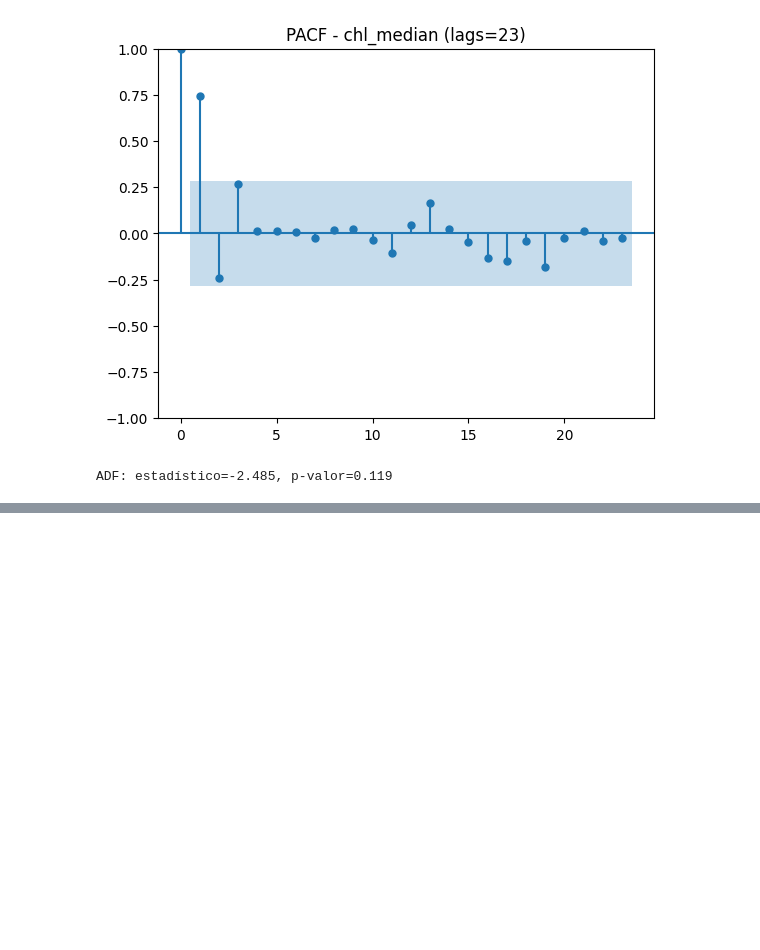
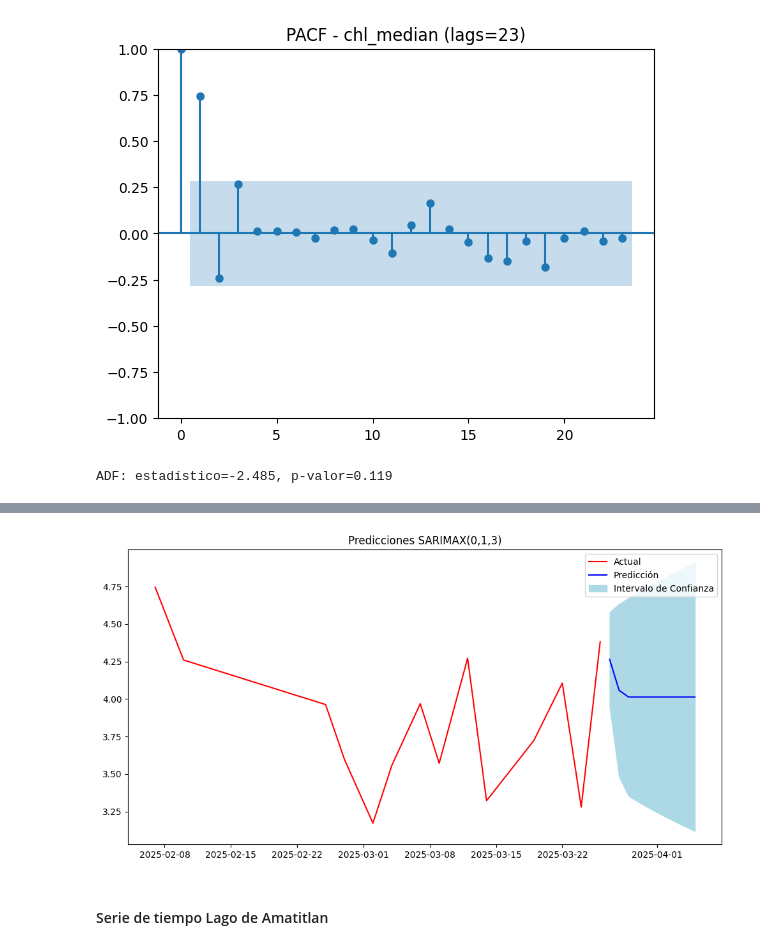
Before and after one commit to SebasJuarez/DS-Collection, a Jupyter notebook: Parte2.ipynb, the cells around one changed output, grey strips where cells are left out. Saved outputs shown, nothing was run; the diff lists cells and outputs as text; code cells hidden in the pictures; blank space fills up the shorter version.

```diff
--- a/Parte2.ipynb
+++ b/Parte2.ipynb
@@ -146,0 +255,17 @@ A continuación se muestra el código para ajustar y validar el modelo ARIMA.
+# %%
+# Predicciones
+pred = results.get_forecast(steps=10)
+pred_conf = pred.conf_int()
+
+# Graficar predicciones
+plt.figure(figsize=(12, 6))
+plt.plot(chl_median.dropna(), color='red')
+plt.plot(pred.predicted_mean, color='blue')
+plt.fill_between(pred_conf.index, pred_conf.iloc[:, 0], pred_conf.iloc[:, 1], color='lightblue')
+plt.title('Predicciones SARIMAX(0,1,3)')
+plt.legend(['Actual', 'Predicción', 'Intervalo de Confianza'])
+plt.show()
+# %% [output]
+[figure, added]
+# %% [markdown]
+#### Serie de tiempo Lago de Amatitlan
```
Also changed, not shown: parts of 14 cells of this notebook.
